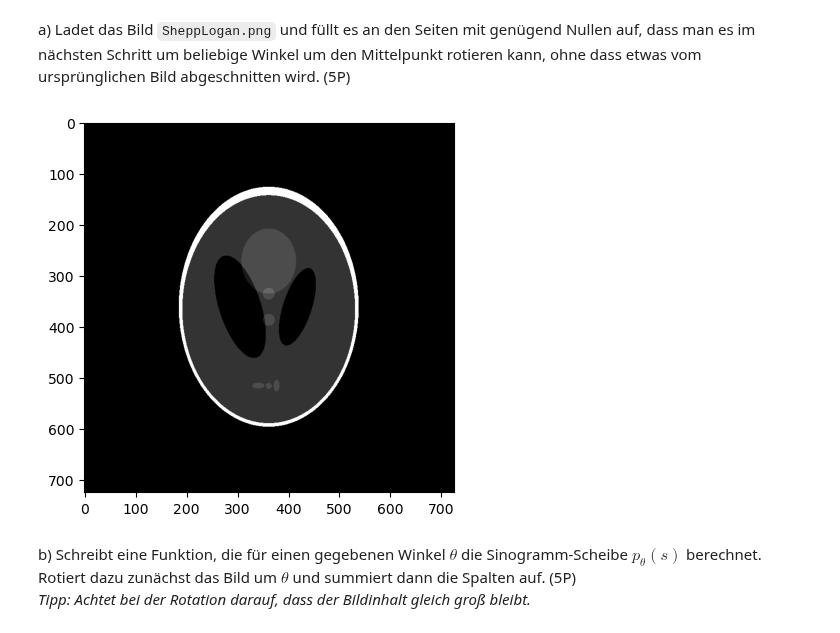
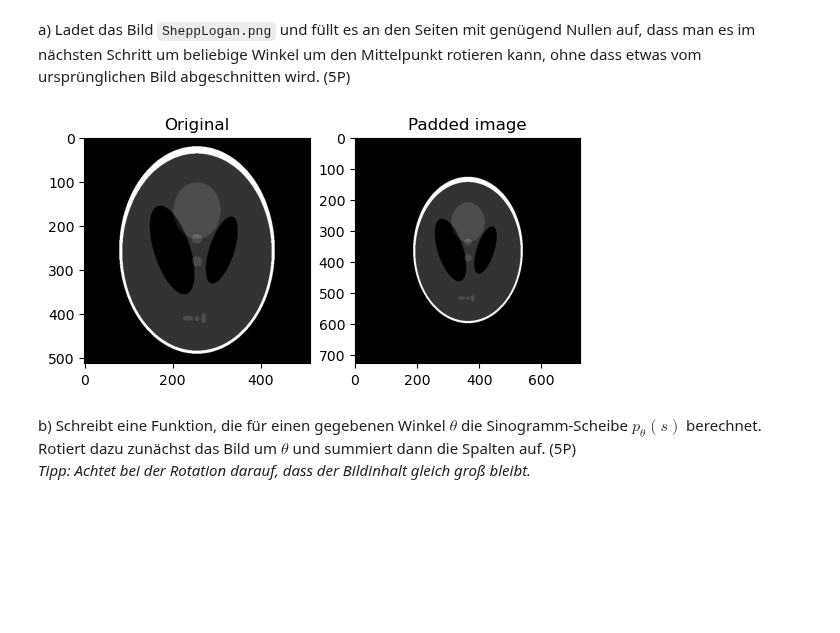
Before and after one commit to TimNogga/MedizinischeBildAnalyseBonn, a Jupyter notebook: mba-04/MBA_04.ipynb, the cells around one changed output. Cells and saved outputs as stored; diff of their text form; code cells hidden in the pictures; blank space fills up the shorter version.

```diff
--- a/mba-04/MBA_04.ipynb
+++ b/mba-04/MBA_04.ipynb
@@ -237,23 +195,28 @@ import skimage as ski
 import numpy as np
 import scipy as sp
 import matplotlib.pyplot as plt
-# %%
-# Lösung
-img_shepp = ski.io.imread("SheppLogan.png")
-height, width = img_shepp.shape
-size = max(img_shepp.shape)
-size = int(np.ceil(size * np.sqrt(2)))
-
-x_start = (size - width) // 2
-y_start = (size - height) // 2
-
-img_large = np.zeros((size, size))
-img_large[y_start:y_start+height, x_start:x_start+width] = img_shepp
-
-plt.imshow(img_large, cmap="gray")
-plt.show()
-# %% [output]
-[figure, removed]
+# %%
+# Lösung
+def pad_image(img):
+    size = max(img.shape)
+    pad_size = int(np.ceil(0.5 * size * (np.sqrt(2) - 1)))
+
+    return np.pad(img, ((pad_size, pad_size), (pad_size, pad_size)), mode="constant", constant_values=((0,0),(0,0)))
+
+img_shepp = ski.io.imread("SheppLogan.png")
+img_shepp_padded = pad_image(img_shepp)
+
+fig, axes = plt.subplots(1, 2)
+
+axes[0].set_title("Original")
+axes[0].imshow(img_shepp, cmap="gray")
+
+axes[1].set_title("Padded image")
+axes[1].imshow(img_shepp_padded, cmap="gray")
+
+plt.show()
+# %% [output]
+[figure, added]
 # %% [markdown]
 b) Schreibt eine Funktion, die für einen gegebenen Winkel $\theta$ die Sinogramm-Scheibe $p_\theta(s)$ berechnet. Rotiert dazu zunächst das Bild um $\theta$ und summiert dann die Spalten auf. (5P)
 _Tipp: Achtet bei der Rotation darauf, dass der Bildinhalt gleich groß bleibt._
```
Also changed, not shown: parts of 9 cells of this notebook.
